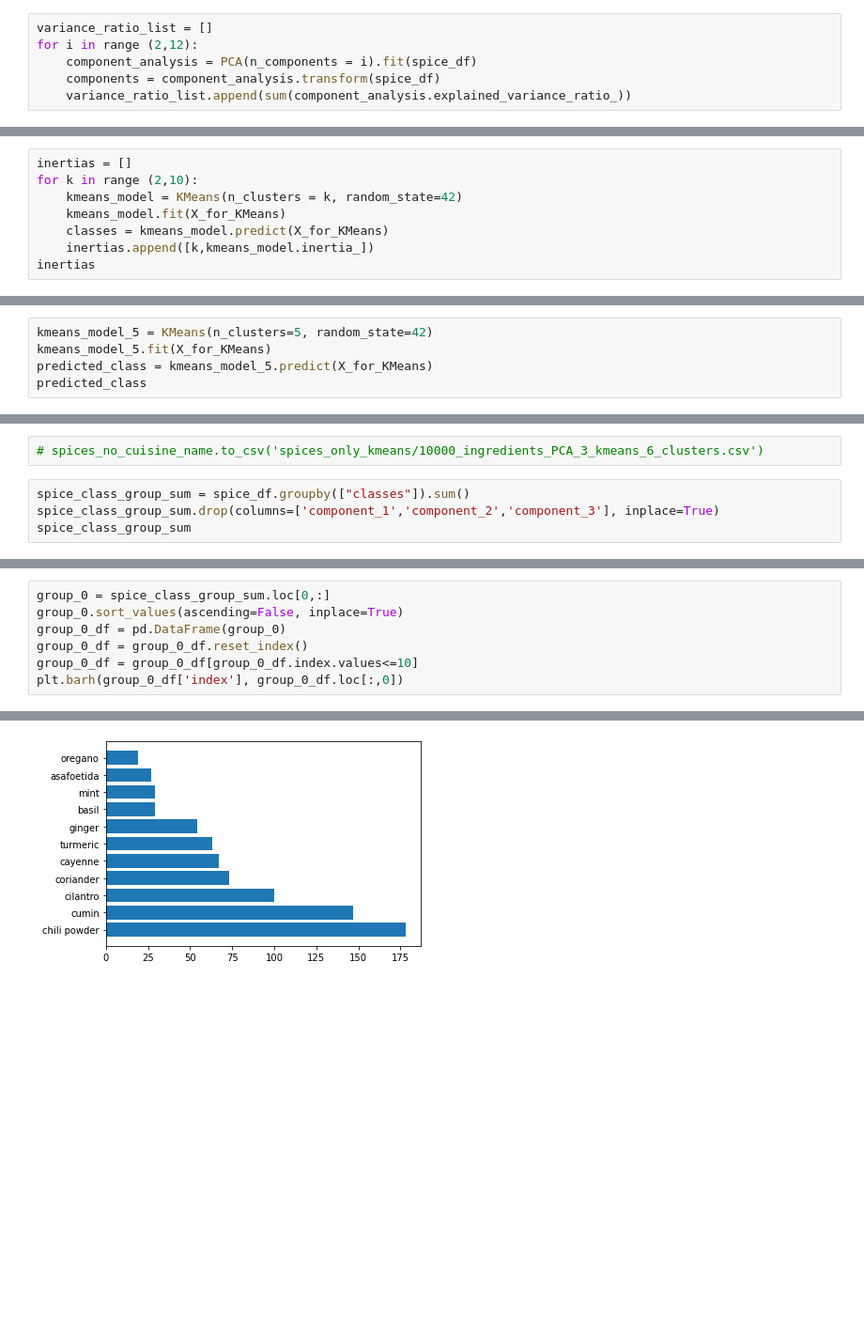
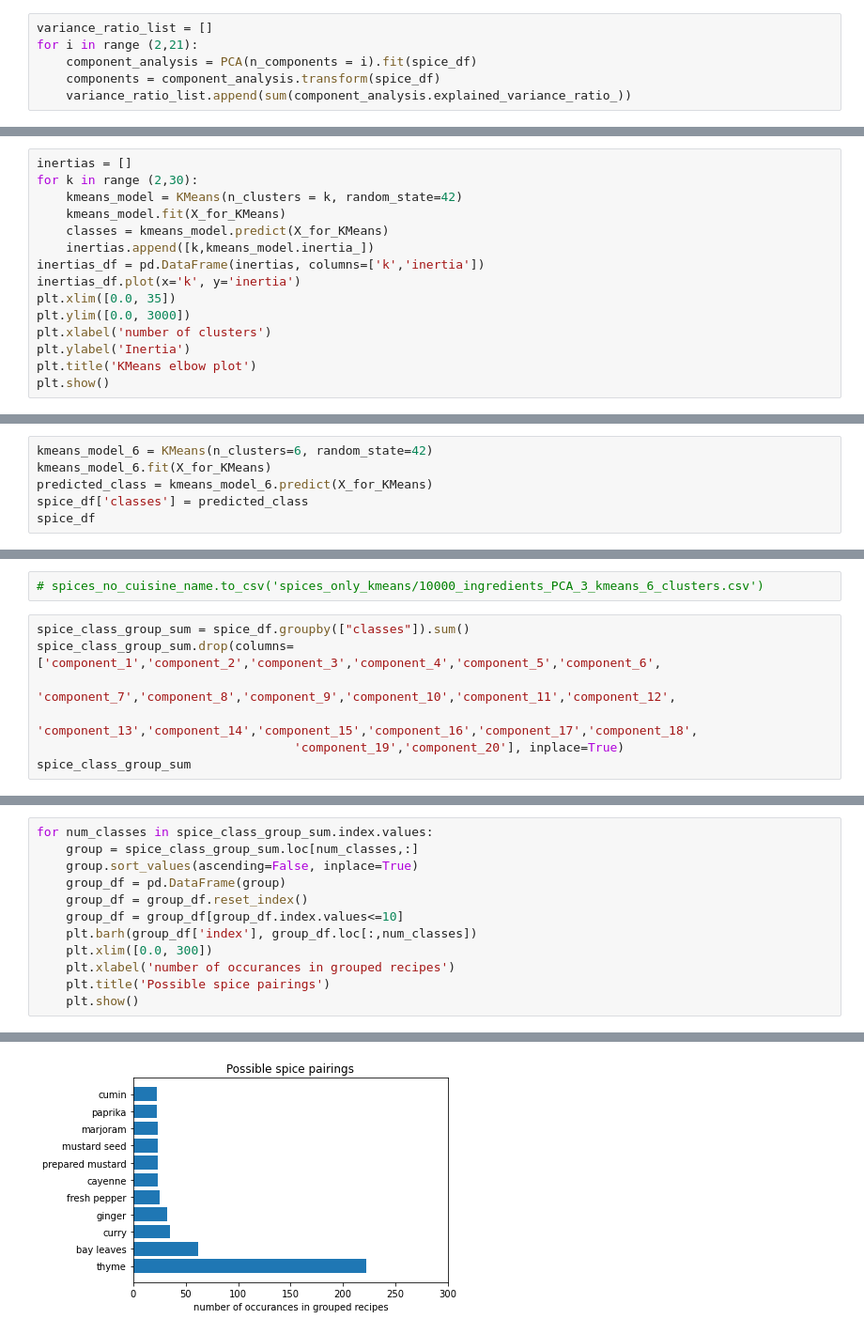
Before and after one commit to ccwillmore/Recipe_project, a Jupyter notebook: spices_only_kmeans/spices_only_workbook.ipynb, the cells around one changed output, grey strips where cells are left out. Shown at 94% size. Saved outputs shown, nothing was run; the diff lists cells and outputs as text; blank space fills up the shorter version.

```diff
--- a/spices_only_kmeans/spices_only_workbook.ipynb
+++ b/spices_only_kmeans/spices_only_workbook.ipynb
@@ -65,7 +68,7 @@ spice_df.to_csv('../Exported_datafiles/just_spices_and_SP_cuisines.csv')
 ## Perform PCA to see if there is a natural clustering
 # %%
 variance_ratio_list = []
-for i in range (2,12):
+for i in range (2,21):
     component_analysis = PCA(n_components = i).fit(spice_df)
     components = component_analysis.transform(spice_df)
     variance_ratio_list.append(sum(component_analysis.explained_variance_ratio_))
@@ -148,9 +133,16 @@ X_for_KMeans
 # %%
 inertias = []
-for k in range (2,10):
+for k in range (2,30):
     kmeans_model = KMeans(n_clusters = k, random_state=42)
     kmeans_model.fit(X_for_KMeans)
     classes = kmeans_model.predict(X_for_KMeans)
     inertias.append([k,kmeans_model.inertia_])
-inertias
+inertias_df = pd.DataFrame(inertias, columns=['k','inertia'])
+inertias_df.plot(x='k', y='inertia')
+plt.xlim([0.0, 35])
+plt.ylim([0.0, 3000])
+plt.xlabel('number of clusters')
+plt.ylabel('Inertia')
+plt.title('KMeans elbow plot')
+plt.show()
 # %% [output]
@@ -183,6 +150,7 @@ inertias_df.plot(x='k', y='inertia')
 # %%
-kmeans_model_5 = KMeans(n_clusters=5, random_state=42)
-kmeans_model_5.fit(X_for_KMeans)
-predicted_class = kmeans_model_5.predict(X_for_KMeans)
-predicted_class
+kmeans_model_6 = KMeans(n_clusters=6, random_state=42)
+kmeans_model_6.fit(X_for_KMeans)
+predicted_class = kmeans_model_6.predict(X_for_KMeans)
+spice_df['classes'] = predicted_class
+spice_df
 # %% [output]
@@ -208,7 +171,10 @@ spice_df
 # spices_no_cuisine_name.to_csv('spices_only_kmeans/10000_ingredients_PCA_3_kmeans_6_clusters.csv')
 # %%
 spice_class_group_sum = spice_df.groupby(["classes"]).sum()
-spice_class_group_sum.drop(columns=['component_1','component_2','component_3'], inplace=True)
+spice_class_group_sum.drop(columns=['component_1','component_2','component_3','component_4','component_5','component_6',
+                                    'component_7','component_8','component_9','component_10','component_11','component_12',
+                                    'component_13','component_14','component_15','component_16','component_17','component_18',
+                                   'component_19','component_20'], inplace=True)
 spice_class_group_sum
 # %% [output]
 |  | cumin | cinnamon | ginger | thyme | basil | fresh pepper | cilantro | chili powder | nutmeg | cayenne | ... |
@@ -222,8 +189,13 @@ spice_class_group_sum
 # %%
-group_0 = spice_class_group_sum.loc[0,:]
-group_0.sort_values(ascending=False, inplace=True)
-group_0_df = pd.DataFrame(group_0)
-group_0_df = group_0_df.reset_index()
-group_0_df = group_0_df[group_0_df.index.values<=10]
-plt.barh(group_0_df['index'], group_0_df.loc[:,0])
+for num_classes in spice_class_group_sum.index.values:
+    group = spice_class_group_sum.loc[num_classes,:]
+    group.sort_values(ascending=False, inplace=True)
+    group_df = pd.DataFrame(group)
+    group_df = group_df.reset_index()
+    group_df = group_df[group_df.index.values<=10]
+    plt.barh(group_df['index'], group_df.loc[:,num_classes])
+    plt.xlim([0.0, 300])
+    plt.xlabel('number of occurances in grouped recipes')
+    plt.title('Possible spice pairings')
+    plt.show()
 # %% [output]
@@ -231 +202 @@ plt.barh(group_0_df['index'], group_0_df.loc[:,0])
-[figure, old version]
+[figure, new version]
```
Also changed, not shown: parts of 21 cells of this notebook, 1 other file.
